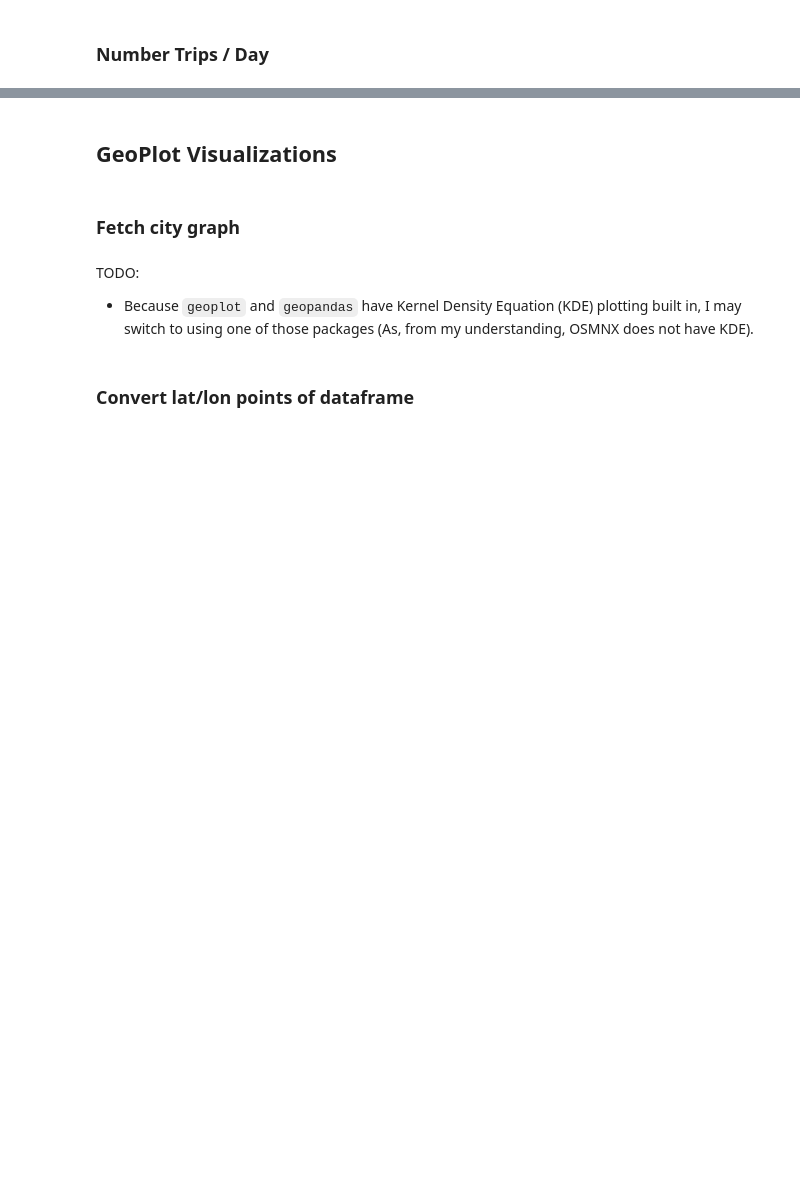
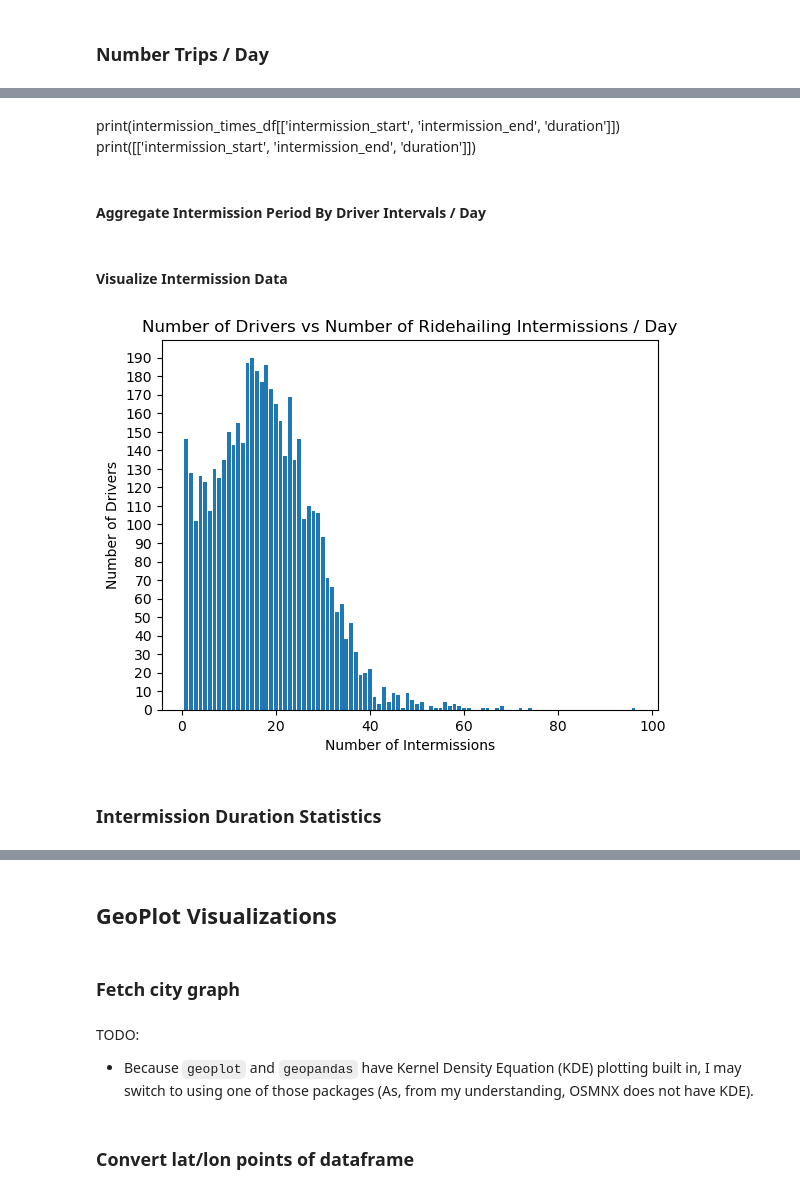
Before and after one commit to the-bay-kay/Gridwise-Data-Visualization, a Jupyter notebook: parse_gridwise_data.ipynb, the cells around one changed output, grey strips where cells are left out. Cells and saved outputs as stored; diff of their text form; code cells hidden in the pictures; blank space fills up the shorter version.

```diff
--- a/parse_gridwise_data.ipynb
+++ b/parse_gridwise_data.ipynb
@@ -72,0 +133,14 @@ With the current Preliminary Dataset, this doesn't do anything, since all of the
+# %%
+# We'll use `driver_id_counts` for this calculation, as it already contains / ride data
+# As such, be sure to run the prior notebook!
+
+# For each driver, calculate the average amount of time btwn trips:
+# print(rideshare_df.columns)
+# We have duration, re-write this to use that... TvT
+
+converted_time_df = rideshare_df.copy()
+converted_time_df['start_time'] = pd.to_datetime(rideshare_df['start_time'], utc=True)
+converted_time_df['end_time'] = pd.to_datetime(rideshare_df['end_time'], utc=True)
+
+# Get rid of NaT
+converted_time_df = converted_time_df.dropna(subset=['start_time', 'end_time'])
@@ -73,10 +236,33 @@ With the current Preliminary Dataset, this doesn't do anything, since all of the
+# %% [markdown]
+
+print(intermission_times_df[['intermission_start', 'intermission_end', 'duration']])
+print([['intermission_start', 'intermission_end', 'duration']])
+# %% [markdown]
+#### Aggregate Intermission Period By Driver Intervals / Day
 # %%
-start_as_datetime_df = rideshare_with_data_df
-start_as_datetime_df['start_time'] = pd.to_datetime(start_as_datetime_df['start_time'])
 
-daily_count_df = start_as_datetime_df.groupby(['driver_id', start_as_datetime_df['start_time'].dt.date])['start_time'].count()
-max_trips_per_user_df = daily_count_df.groupby('driver_id').max().reset_index()
-max_trips_per_user_df.columns = ['driver_id', 'MaxTripsInSingleDay']
+daily_inter_count_df = intermission_times_df.groupby(['driver_id', intermission_times_df['intermission_start'].dt.date])['intermission_start'].count()
+max_inter_per_user_df = daily_inter_count_df.groupby('driver_id').max().reset_index()
+max_inter_per_user_df.columns = ['driver_id', 'MaxTripsInSingleDay']
 
-single_day_grouped_df = max_trips_per_user_df.groupby('MaxTripsInSingleDay')['driver_id'].nunique().reset_index()
-single_day_grouped_df.columns = ['Number of Trips', 'Number of Users']''
+single_day_inter_grouped_df = max_inter_per_user_df.groupby('MaxTripsInSingleDay')['driver_id'].nunique().reset_index()
+single_day_inter_grouped_df.columns = ['Number of Trips / Day', 'Number of Users']
+# %% [markdown]
+#### Visualize Intermission Data
+# %%
+# print(intermission_times_df[['driver_id', 'intermission_start', 'intermission_end']])
+
+# Display data as bar graph
+plt.bar(single_day_inter_grouped_df['Number of Trips / Day'], single_day_inter_grouped_df['Number of Users'] )
+plt.xlabel('Number of Intermissions') # Just Oct. 30th
+plt.ylabel('Number of Drivers')
+plt.title('Number of Drivers vs Number of Ridehailing Intermissions / Day')
+
+plt.yticks(np.arange(0, single_day_inter_grouped_df['Number of Users'].max()+1, step=10))
+# plt.xlim(left=0) # Moves
+
+plt.show()
+# %% [output]
+[figure, added]
+# %% [markdown]
+### Intermission Duration Statistics
```
Also changed, not shown: parts of 25 cells of this notebook, 2 other files.
